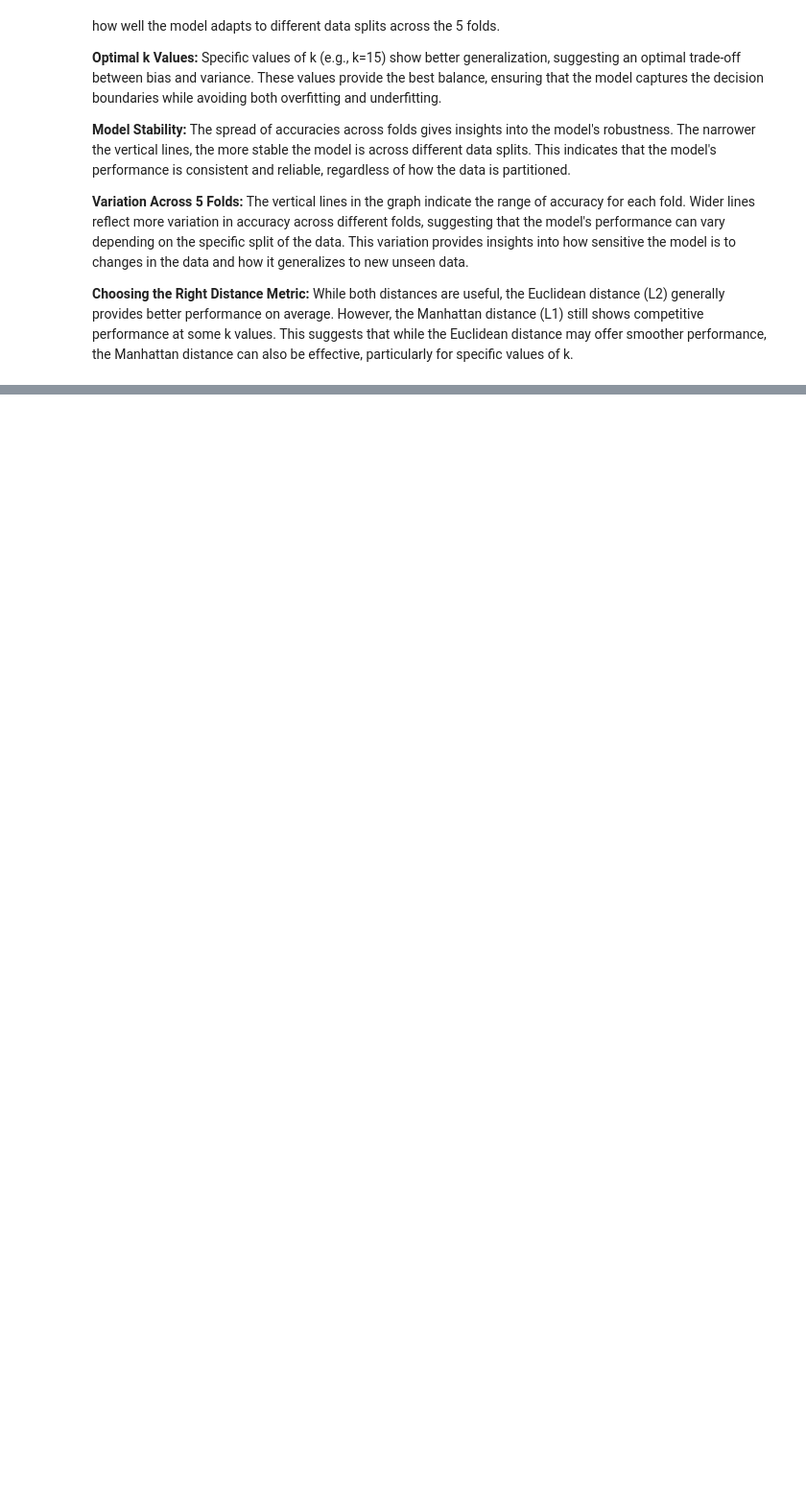
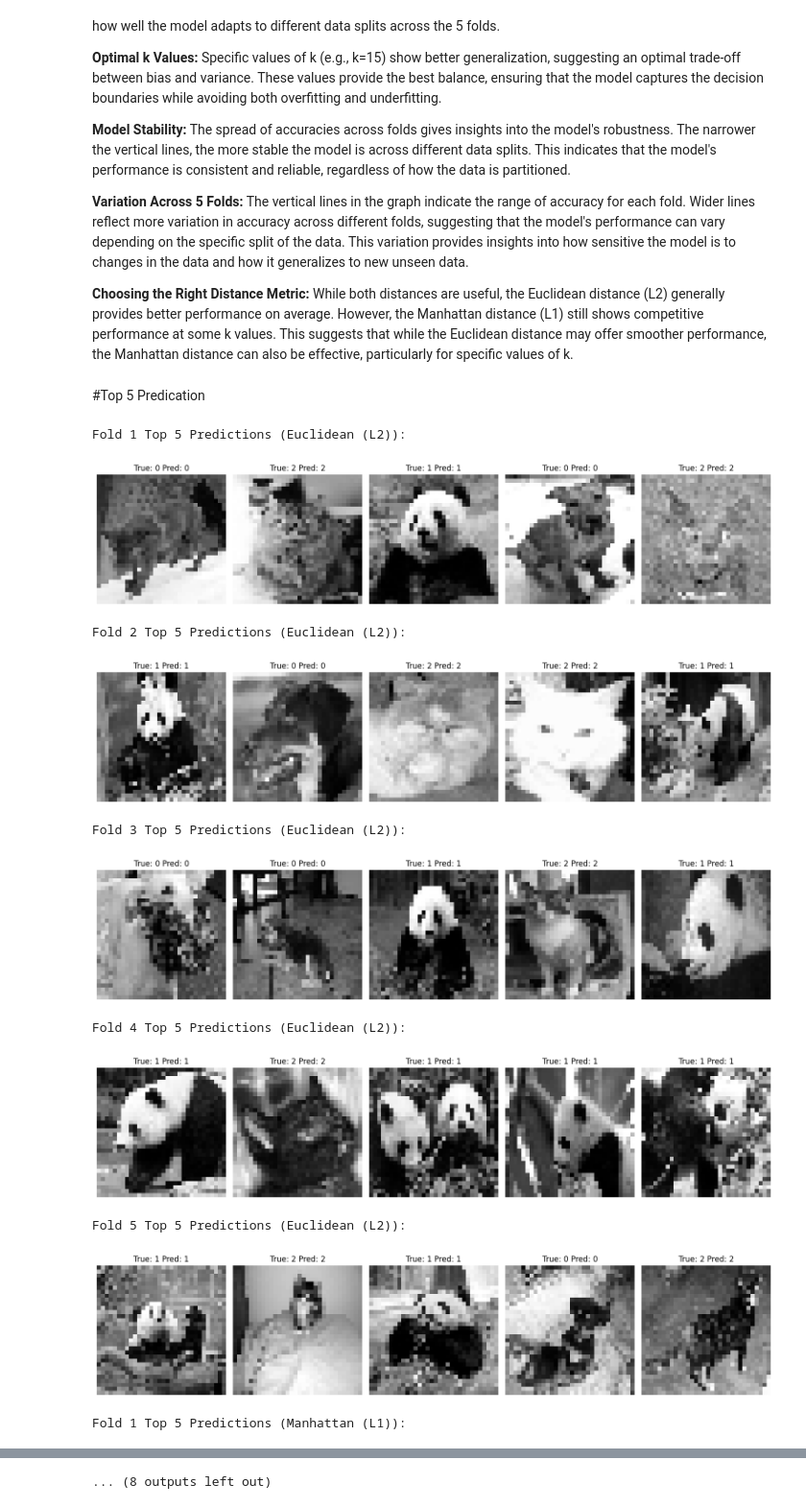
Before and after one commit to hisony/Computer_Vision_And_Pattern_Recogniton-COE-4234, a Jupyter notebook: 1_Midterm_Assignment/KNN.ipynb, the cells around one changed output, grey strips where cells are left out. Shown at 96% size. Saved outputs shown, nothing was run; the diff lists cells and outputs as text; code cells hidden in the pictures; blank space fills up the shorter version.

```diff
--- a/1_Midterm_Assignment/KNN.ipynb
+++ b/1_Midterm_Assignment/KNN.ipynb
@@ -355,3 +355,68 @@ k=15) show better generalization, suggesting an optimal trade-off between bias a
 **Choosing the Right Distance Metric:** While both distances are useful, the Euclidean distance (L2) generally provides better performance on average. However, the Manhattan distance (L1) still shows competitive performance at some
 k values. This suggests that while the Euclidean distance may offer smoother performance, the Manhattan distance can also be effective, particularly for specific values of
 k.
+# %% [markdown]
+#Top 5 Predication
+# %%
+def get_top_5_predictions(folds, distance_function, k=1):
+    top_predictions = []  # List to store the top 5 predictions
+    for i in range(len(folds)):
+        valid_set = folds[i]  # Select the validation set (current fold)
+        train_set = [
+            item for j, fold in enumerate(folds) if j != i for item in fold
+        ]
+
+        predictions = []  # List to store the prediction results for the current fold
+
+        for valid_img in valid_set:
+            distances = [
+                (distance_function(valid_img[0], train_img[0]), train_img[1])
+                for train_img in train_set
+            ]
+            distances.sort()  # Sort the distances in ascending order
+
+            predicted_label = knn_prediction(distances, k)
+            predictions.append((valid_img[0], valid_img[1], predicted_label))  # Store image, true, and predicted labels
+
+        # Add the top 5 predictions for this fold
+        top_predictions.append(sorted(predictions, key=lambda x: x[1] == x[2], reverse=True)[:5])
+    return top_predictions
+
+
+# Function to display the top 5 images for each fold
+def show_top_5_images(folds, top_predictions, distance_name, k=1):
+    for fold_idx, fold_preds in enumerate(top_predictions, start=1):
+        print(f"\nFold {fold_idx} Top 5 Predictions ({distance_name}):")
+        fig, axes = plt.subplots(1, 5, figsize=(15, 5))  # Create a plot with 5 subplots
+
+        for idx, (img_data, true_label, pred_label) in enumerate(fold_preds):
+            ax = axes[idx]
+            # Show the image
+            ax.imshow(img_data, cmap='gray')  # Display image in grayscale
+            ax.set_title(f'True: {true_label} Pred: {pred_label}')
+            ax.axis('off')
+
+        plt.tight_layout()
+        plt.show()
+
+
+# Assume `folds` is already available and contains your cross-validation data
+# Now, we get the top 5 predictions for both Euclidean (L2) and Manhattan (L1)
+top_5_euclidean = get_top_5_predictions(folds, l2_distance, k=5)
+top_5_manhattan = get_top_5_predictions(folds, l1_distance, k=5)
+
+# Show the top 5 images for both distances
+show_top_5_images(folds, top_5_euclidean, "Euclidean (L2)", k=5)
+show_top_5_images(folds, top_5_manhattan, "Manhattan (L1)", k=5)
+# %% [output]
+Fold 1 Top 5 Predictions (Euclidean (L2)):
+[figure, added]
+Fold 2 Top 5 Predictions (Euclidean (L2)):
+[figure, added]
+Fold 3 Top 5 Predictions (Euclidean (L2)):
+[figure, added]
+Fold 4 Top 5 Predictions (Euclidean (L2)):
+[figure, added]
+Fold 5 Top 5 Predictions (Euclidean (L2)):
+[figure, added]
+Fold 1 Top 5 Predictions (Manhattan (L1)):
@@ -357,0 +424 @@ k.
+... (8 outputs left out)
```
Also changed, not shown: parts of 8 cells of this notebook.
